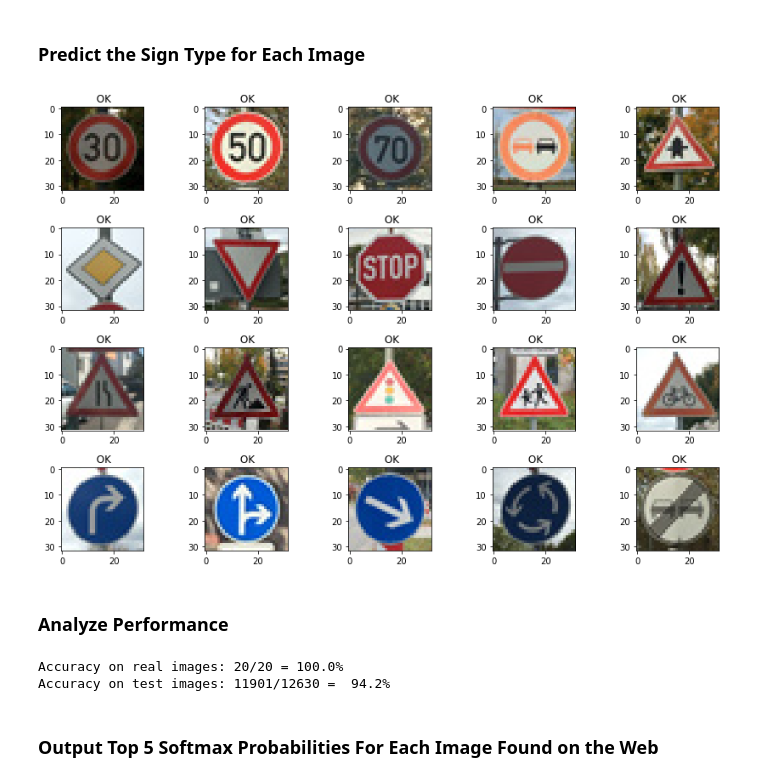
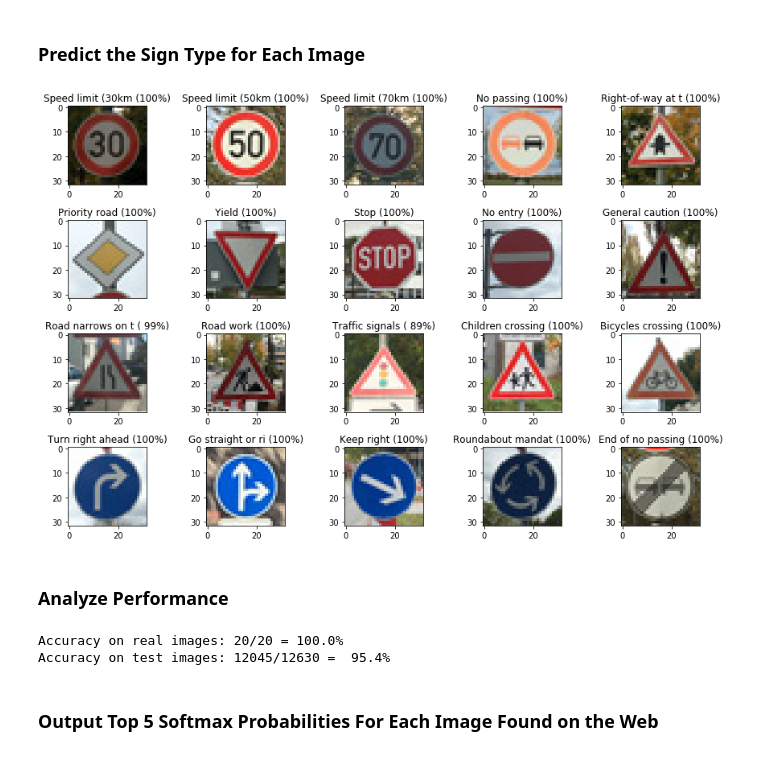
Before and after one commit to cazacov/CarND-Traffic-Sign-Classifier-Project, a Jupyter notebook: Traffic_Sign_Classifier.ipynb, the cells around one changed output. Drawn from its saved outputs; the diff is of its cells as text; code cells hidden in the pictures.

```diff
--- a/Traffic_Sign_Classifier.ipynb
+++ b/Traffic_Sign_Classifier.ipynb
@@ -610,36 +610,36 @@ saver.restore(session, save_model_path)
 top_n_predictions = 5
 
 real_predictions = session.run(
         tf.nn.top_k(tf.nn.softmax(logits), top_n_predictions),
         feed_dict={x: real_x, y: real_y, keep_prob: 1.0}
     )
 
 plt.rcParams["figure.figsize"] = [12, 8]
 f, axarr = plt.subplots(4,5)
 
 correct_predictions = 0
 for image_i, (image, label_id, pred_indicies, pred_values) in enumerate(
     zip(real_images, real_labels, real_predictions.indices, real_predictions.values)):
 
     row = image_i // 5
     col = image_i % 5
 
     pred_label_id = pred_indicies[0]
     pred_value = pred_values[0]
     if pred_label_id == label_id:
         correct_predictions += 1
         result = " OK"
     else:
         result = " ERROR!"
 
     axarr[row, col].imshow(image)
-    axarr[row, col].set_title(result)
-    #axarr[row, col].set_title("%s (%3.0f%%)  %s" % (label_names[pred_label_id], pred_value * 100, result))
+    #axarr[row, col].set_title(result)
+    axarr[row, col].set_title("%s (%3.0f%%)" % (label_names[pred_label_id][:17], pred_value * 100))
 
 plt.tight_layout()
 plt.show()
 # %% [output]
-[figure, old version]
+[figure, new version]
 # %% [markdown]
 ### Analyze Performance
 # %%
@@ -673,7 +673,7 @@ for (p_id, label_id) in zip(predicted_lable_ids, y_test):
 print("Accuracy on test images: %d/%d = %5.1f%%" % (correct_predictions_test, len(y_test), correct_predictions_test * 100.0 / len(y_test)))
 # %% [output]
 Accuracy on real images: 20/20 = 100.0%
-Accuracy on test images: 11901/12630 =  94.2%
+Accuracy on test images: 12045/12630 =  95.4%
 # %% [markdown]
 ### Output Top 5 Softmax Probabilities For Each Image Found on the Web
 # %% [markdown]
```
Also changed, not shown: parts of 6 cells of this notebook.
